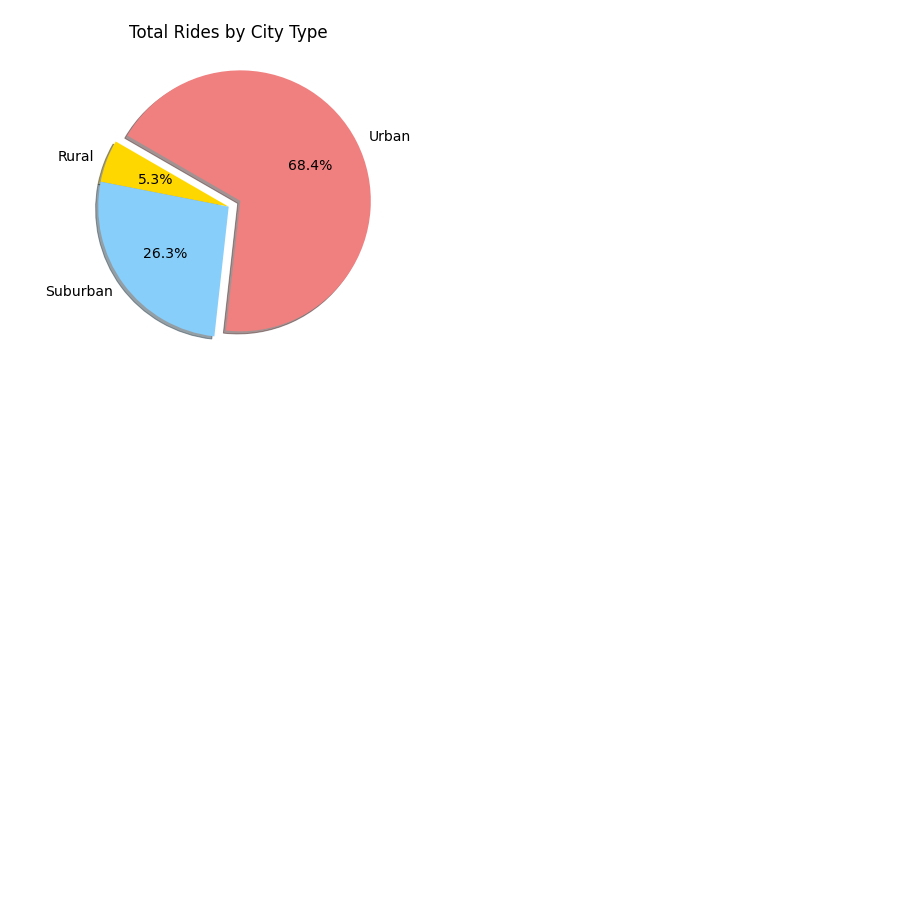
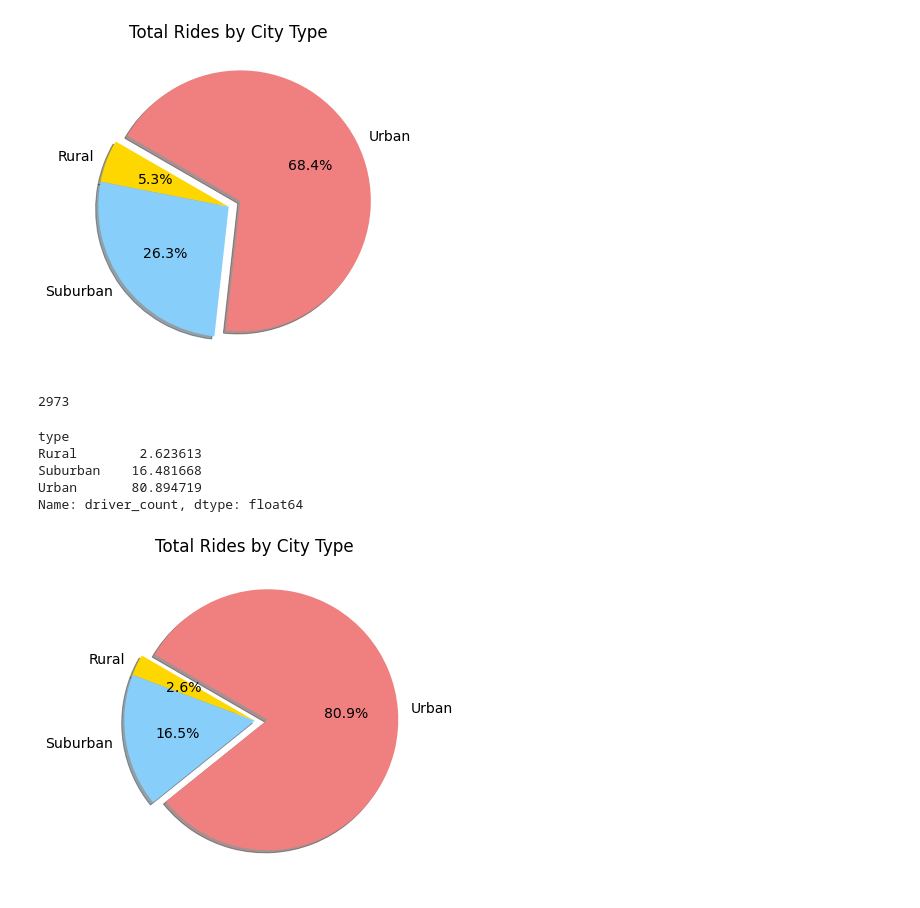
Before and after one commit to iprudhomme/PyBer_Analysis, a Jupyter notebook: Pyber.ipynb, the cells around one changed output. Drawn from its saved outputs; the diff is of its cells as text; code cells hidden in the pictures; blank space fills up the shorter version.

Commit message:
Added Pie Chart for total rides

```diff
--- a/Pyber.ipynb
+++ b/Pyber.ipynb
@@ -389,3 +389,38 @@ plt.savefig("analysis/Fig6.png")
 plt.show()
 # %% [output]
 [figure]
+# %%
+# Get the sum of all the fares.
+total_drivers = pyber_summary_df["drivers"].sum()
+total_drivers
+# %% [output]
+2973
+# %%
+# Calculate the percentage of drivers for each city type.
+driver_percents = 100 * city_data_df.groupby(["type"]).sum()["driver_count"] / total_drivers
+driver_percents
+# %% [output]
+type
+Rural        2.623613
+Suburban    16.481668
+Urban       80.894719
+Name: driver_count, dtype: float64
+# %%
+# Build Pie Chart
+plt.subplots(figsize=(10, 6))
+plt.pie(driver_percents,
+    labels=["Rural", "Suburban", "Urban"],
+    colors=["gold", "lightskyblue", "lightcoral"],
+    explode=[0, 0, 0.1],
+    autopct='%1.1f%%',
+    shadow=True,
+    startangle=150)
+plt.title("Total Rides by City Type")
+# Change the default font size from 10 to 14.
+mpl.rcParams['font.size'] = 14
+# Save Figure
+plt.savefig("analysis/Fig7.png")
+# Show Figure
+plt.show()
+# %% [output]
+[figure, added]
```
Also changed, not shown: 1 other file.
